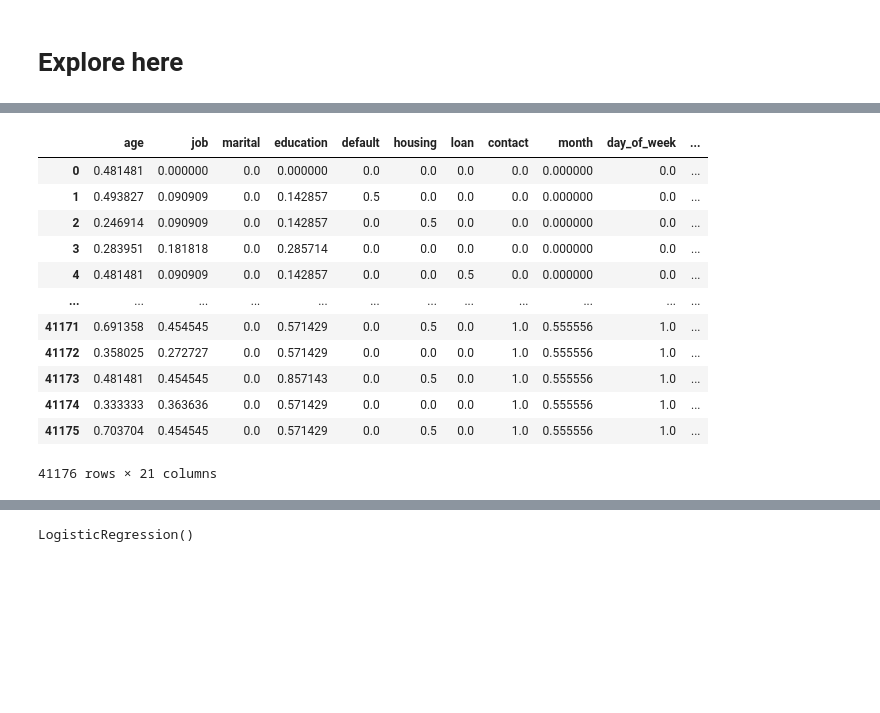
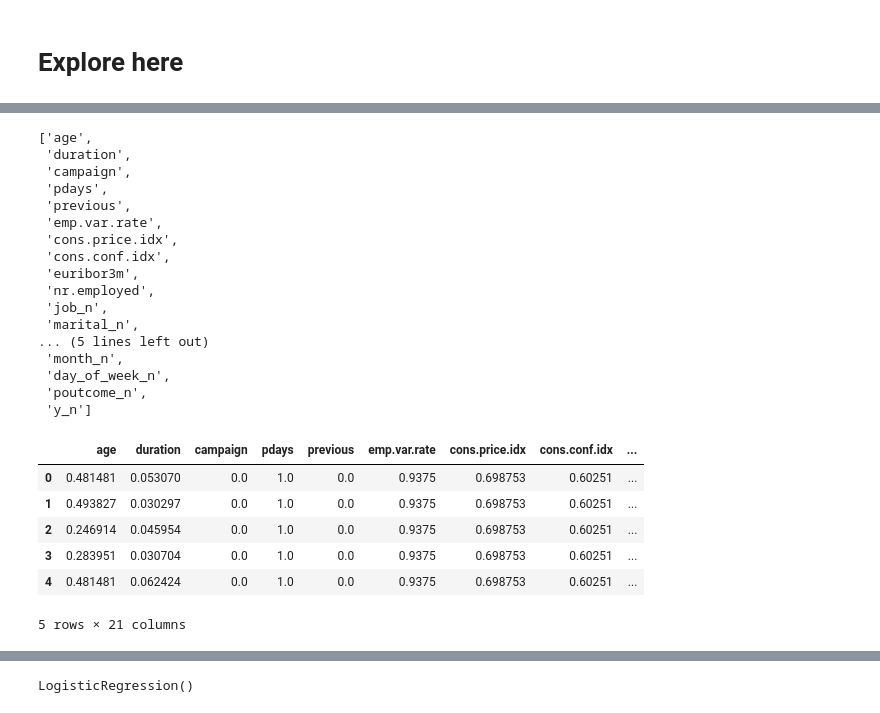
Before and after one commit to sopasoup/regresion-logistica, a Jupyter notebook: src/explore.ipynb, the cells around one changed output, grey strips where cells are left out. Saved outputs shown, nothing was run; the diff lists cells and outputs as text; code cells hidden in the pictures; blank space fills up the shorter version.

```diff
--- a/src/explore.ipynb
+++ b/src/explore.ipynb
@@ -72,30 +72,44 @@ for column in df.columns:
     if df[column].dtype == 'object':
         df[column+'_n'] = pd.factorize(df[column])[0]
 # %%
-variables_num= []
+variables_num = []
 for column in df.columns:
     if df[column].dtype != 'object':
         variables_num.append(column)
+variables_num
+# %% [output]
+['age',
+ 'duration',
+ 'campaign',
+ 'pdays',
+ 'previous',
+ 'emp.var.rate',
+ 'cons.price.idx',
+ 'cons.conf.idx',
+ 'euribor3m',
+ 'nr.employed',
+ 'job_n',
+ 'marital_n',
+... (5 lines left out)
+ 'month_n',
+ 'day_of_week_n',
+ 'poutcome_n',
+ 'y_n']
 # %%
 from sklearn.preprocessing import MinMaxScaler
+
 scaler = MinMaxScaler()
-features_scaler = scaler.fit_transform(df[variables_num])
-df_scaler = pd.DataFrame(features_scaler, index = df.index, columns = variables_num)
-df_scaler
+features_escaladas = scaler.fit_transform(df[variables_num])
+df_escalado = pd.DataFrame(features_escaladas, index = df.index, columns = variables_num)
+df_escalado.head()
 # %% [output]
-|  | age | job | marital | education | default | housing | loan | contact | month | day_of_week | ... |
-| 0 | 0.481481 | 0.000000 | 0.0 | 0.000000 | 0.0 | 0.0 | 0.0 | 0.0 | 0.000000 | 0.0 | ... |
-| 1 | 0.493827 | 0.090909 | 0.0 | 0.142857 | 0.5 | 0.0 | 0.0 | 0.0 | 0.000000 | 0.0 | ... |
-| 2 | 0.246914 | 0.090909 | 0.0 | 0.142857 | 0.0 | 0.5 | 0.0 | 0.0 | 0.000000 | 0.0 | ... |
-| 3 | 0.283951 | 0.181818 | 0.0 | 0.285714 | 0.0 | 0.0 | 0.0 | 0.0 | 0.000000 | 0.0 | ... |
-| 4 | 0.481481 | 0.090909 | 0.0 | 0.142857 | 0.0 | 0.0 | 0.5 | 0.0 | 0.000000 | 0.0 | ... |
-| ... | ... | ... | ... | ... | ... | ... | ... | ... | ... | ... | ... |
-| 41171 | 0.691358 | 0.454545 | 0.0 | 0.571429 | 0.0 | 0.5 | 0.0 | 1.0 | 0.555556 | 1.0 | ... |
-| 41172 | 0.358025 | 0.272727 | 0.0 | 0.571429 | 0.0 | 0.0 | 0.0 | 1.0 | 0.555556 | 1.0 | ... |
-| 41173 | 0.481481 | 0.454545 | 0.0 | 0.857143 | 0.0 | 0.5 | 0.0 | 1.0 | 0.555556 | 1.0 | ... |
-| 41174 | 0.333333 | 0.363636 | 0.0 | 0.571429 | 0.0 | 0.0 | 0.0 | 1.0 | 0.555556 | 1.0 | ... |
-| 41175 | 0.703704 | 0.454545 | 0.0 | 0.571429 | 0.0 | 0.5 | 0.0 | 1.0 | 0.555556 | 1.0 | ... |
+|  | age | duration | campaign | pdays | previous | emp.var.rate | cons.price.idx | cons.conf.idx | ... |
+| 0 | 0.481481 | 0.053070 | 0.0 | 1.0 | 0.0 | 0.9375 | 0.698753 | 0.60251 | ... |
+| 1 | 0.493827 | 0.030297 | 0.0 | 1.0 | 0.0 | 0.9375 | 0.698753 | 0.60251 | ... |
+| 2 | 0.246914 | 0.045954 | 0.0 | 1.0 | 0.0 | 0.9375 | 0.698753 | 0.60251 | ... |
+| 3 | 0.283951 | 0.030704 | 0.0 | 1.0 | 0.0 | 0.9375 | 0.698753 | 0.60251 | ... |
+| 4 | 0.481481 | 0.062424 | 0.0 | 1.0 | 0.0 | 0.9375 | 0.698753 | 0.60251 | ... |
-41176 rows × 21 columns
+5 rows × 21 columns
 # %%
 from sklearn.model_selection import train_test_split
 
```
Also changed, not shown: parts of 9 cells of this notebook, 1 other file.
